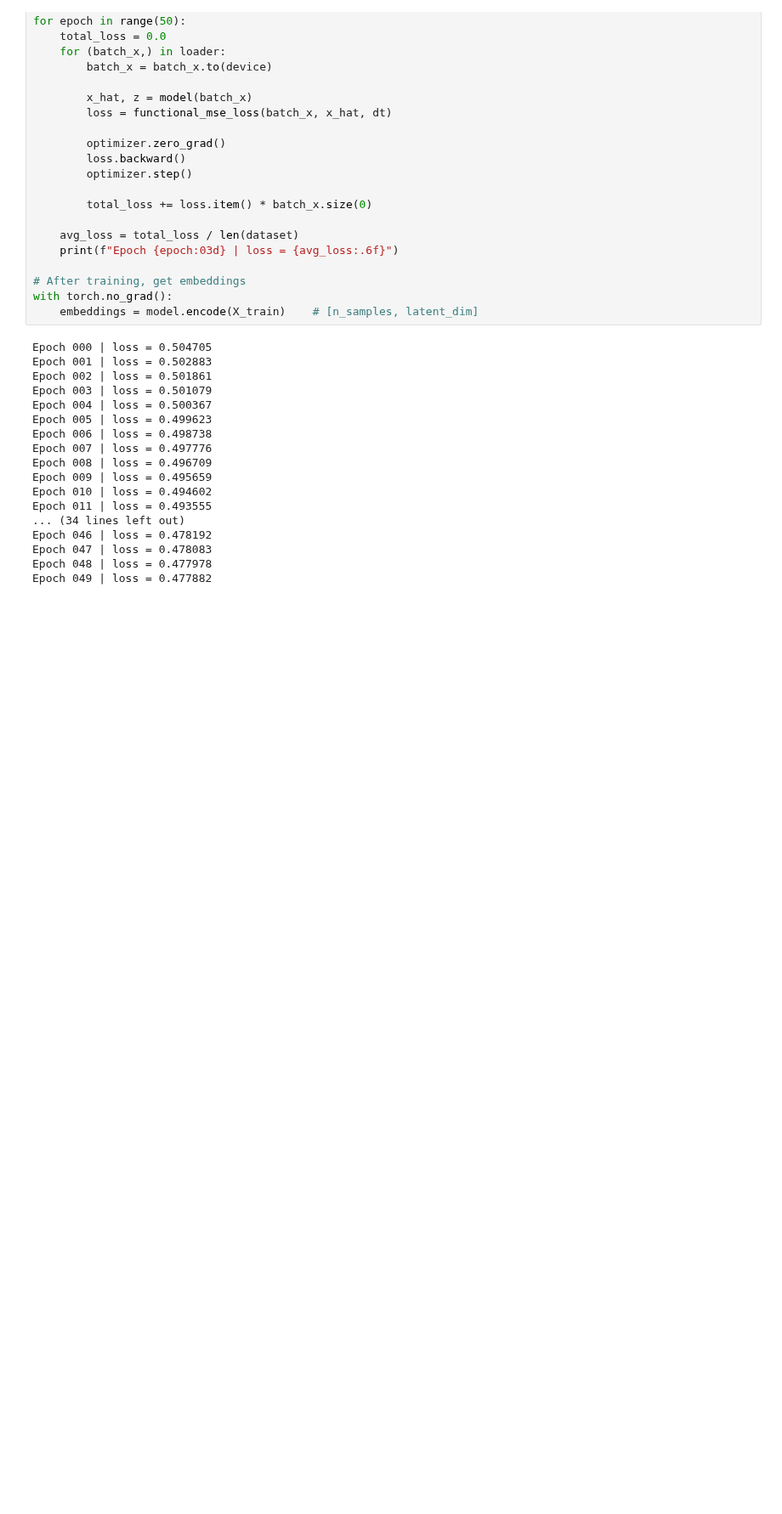
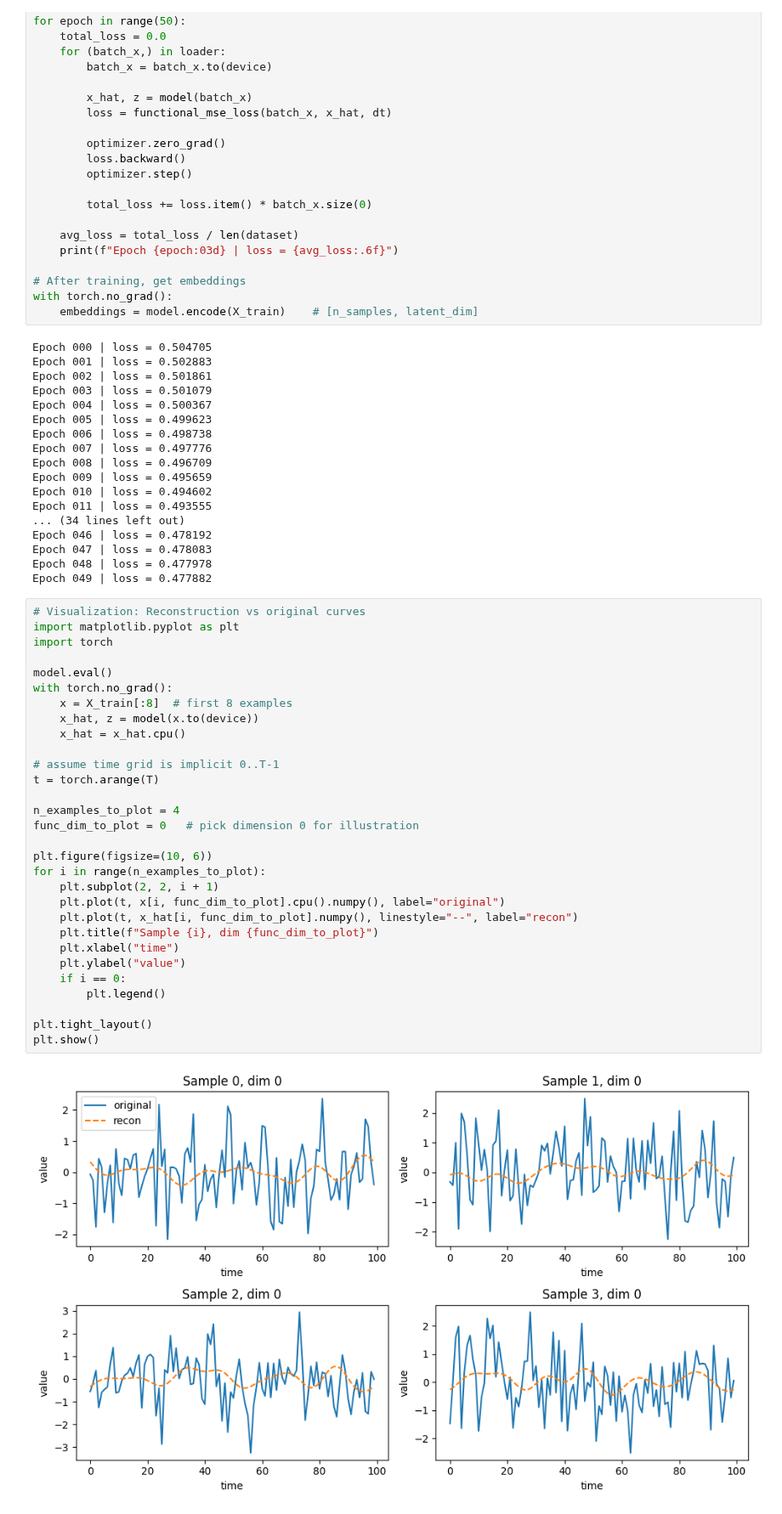
Before and after one commit to mobinapourmoshir/Functional-Autoencoder, a Jupyter notebook: Functional Autoencoder (FAE) - 2021.ipynb, the cells around one changed output. Shown at 85% size. Cells and saved outputs as stored; diff of their text form; blank space fills up the shorter version.

Commit message:
Plots

```diff
--- a/Functional Autoencoder (FAE) - 2021.ipynb
+++ b/Functional Autoencoder (FAE) - 2021.ipynb
@@ -246,3 +246,35 @@ Epoch 046 | loss = 0.478192
 Epoch 047 | loss = 0.478083
 Epoch 048 | loss = 0.477978
 Epoch 049 | loss = 0.477882
+# %%
+# Visualization: Reconstruction vs original curves
+import matplotlib.pyplot as plt
+import torch
+
+model.eval()
+with torch.no_grad():
+    x = X_train[:8]  # first 8 examples
+    x_hat, z = model(x.to(device))
+    x_hat = x_hat.cpu()
+
+# assume time grid is implicit 0..T-1
+t = torch.arange(T)
+
+n_examples_to_plot = 4
+func_dim_to_plot = 0   # pick dimension 0 for illustration
+
+plt.figure(figsize=(10, 6))
+for i in range(n_examples_to_plot):
+    plt.subplot(2, 2, i + 1)
+    plt.plot(t, x[i, func_dim_to_plot].cpu().numpy(), label="original")
+    plt.plot(t, x_hat[i, func_dim_to_plot].numpy(), linestyle="--", label="recon")
+    plt.title(f"Sample {i}, dim {func_dim_to_plot}")
+    plt.xlabel("time")
+    plt.ylabel("value")
+    if i == 0:
+        plt.legend()
+
+plt.tight_layout()
+plt.show()
+# %% [output]
+[figure, added]
```
Also changed, not shown: parts of 2 cells of this notebook.
